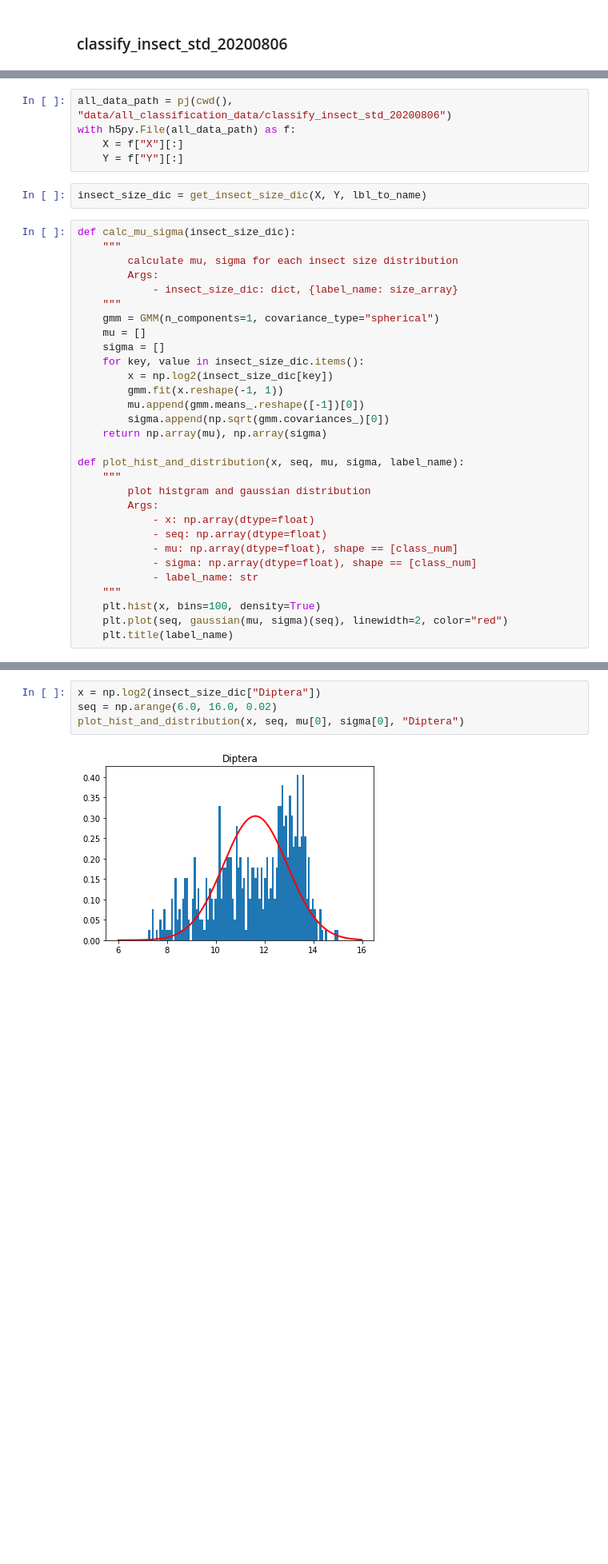
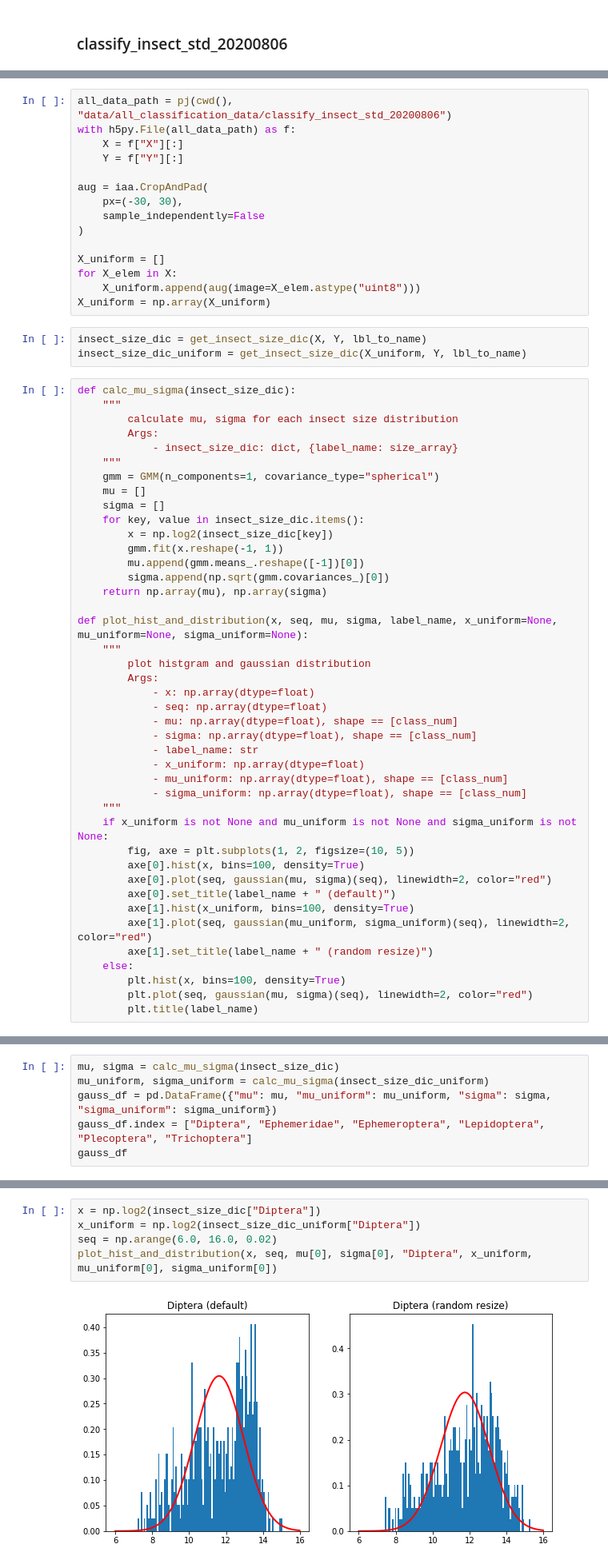
Before and after one commit to keiiti975/Insect_Phenology_Detector, a Jupyter notebook: result/classification/dataset_distributions/dataset_distributions.ipynb, the cells around one changed output, grey strips where cells are left out. Shown at 80% size. Drawn from its saved outputs; the diff is of its cells as text; blank space fills up the shorter version.

Commit message:
add uniform size normalization and remake dataset distribution

```diff
--- a/result/classification/dataset_distributions/dataset_distributions.ipynb
+++ b/result/classification/dataset_distributions/dataset_distributions.ipynb
@@ -65,8 +67,19 @@ all_data_path = pj(cwd(), "data/all_classification_data/classify_insect_std_2020
 with h5py.File(all_data_path) as f:
     X = f["X"][:]
     Y = f["Y"][:]
+
+aug = iaa.CropAndPad(
+    px=(-30, 30),
+    sample_independently=False
+)
+
+X_uniform = []
+for X_elem in X:
+    X_uniform.append(aug(image=X_elem.astype("uint8")))
+X_uniform = np.array(X_uniform)
 # %%
 insect_size_dic = get_insect_size_dic(X, Y, lbl_to_name)
+insect_size_dic_uniform = get_insect_size_dic(X_uniform, Y, lbl_to_name)
 # %%
 def calc_mu_sigma(insect_size_dic):
     """
@@ -84,7 +97,7 @@ def calc_mu_sigma(insect_size_dic):
         sigma.append(np.sqrt(gmm.covariances_)[0])
     return np.array(mu), np.array(sigma)
 
-def plot_hist_and_distribution(x, seq, mu, sigma, label_name):
+def plot_hist_and_distribution(x, seq, mu, sigma, label_name, x_uniform=None, mu_uniform=None, sigma_uniform=None):
     """
         plot histgram and gaussian distribution
         Args:
@@ -93,7 +106,19 @@ def plot_hist_and_distribution(x, seq, mu, sigma, label_name):
             - mu: np.array(dtype=float), shape == [class_num]
             - sigma: np.array(dtype=float), shape == [class_num]
             - label_name: str
+            - x_uniform: np.array(dtype=float)
+            - mu_uniform: np.array(dtype=float), shape == [class_num]
+            - sigma_uniform: np.array(dtype=float), shape == [class_num]
     """
-    plt.hist(x, bins=100, density=True)
-    plt.plot(seq, gaussian(mu, sigma)(seq), linewidth=2, color="red")
-    plt.title(label_name)
+    if x_uniform is not None and mu_uniform is not None and sigma_uniform is not None:
+        fig, axe = plt.subplots(1, 2, figsize=(10, 5))
+        axe[0].hist(x, bins=100, density=True)
+        axe[0].plot(seq, gaussian(mu, sigma)(seq), linewidth=2, color="red")
+        axe[0].set_title(label_name + " (default)")
+        axe[1].hist(x_uniform, bins=100, density=True)
+        axe[1].plot(seq, gaussian(mu_uniform, sigma_uniform)(seq), linewidth=2, color="red")
+        axe[1].set_title(label_name + " (random resize)")
+    else:
+        plt.hist(x, bins=100, density=True)
+        plt.plot(seq, gaussian(mu, sigma)(seq), linewidth=2, color="red")
+        plt.title(label_name)
@@ -110,0 +125,6 @@ name = Trichoptera: mu = 11.672449439591857, sigma = 0.8279052362708695
+# %%
+mu, sigma = calc_mu_sigma(insect_size_dic)
+mu_uniform, sigma_uniform = calc_mu_sigma(insect_size_dic_uniform)
+gauss_df = pd.DataFrame({"mu": mu, "mu_uniform": mu_uniform, "sigma": sigma, "sigma_uniform": sigma_uniform})
+gauss_df.index = ["Diptera", "Ephemeridae", "Ephemeroptera", "Lepidoptera", "Plecoptera", "Trichoptera"]
+gauss_df
@@ -111,8 +139,9 @@ name = Trichoptera: mu = 11.672449439591857, sigma = 0.8279052362708695
 # %%
 x = np.log2(insect_size_dic["Diptera"])
+x_uniform = np.log2(insect_size_dic_uniform["Diptera"])
 seq = np.arange(6.0, 16.0, 0.02)
-plot_hist_and_distribution(x, seq, mu[0], sigma[0], "Diptera")
+plot_hist_and_distribution(x, seq, mu[0], sigma[0], "Diptera", x_uniform, mu_uniform[0], sigma_uniform[0])
 # %% [output]
-[figure, old version]
+[figure, new version]
 # %%
 x = np.log2(insect_size_dic["Ephemeridae"])
```
Also changed, not shown: parts of 10 cells of this notebook, 3 other files.
